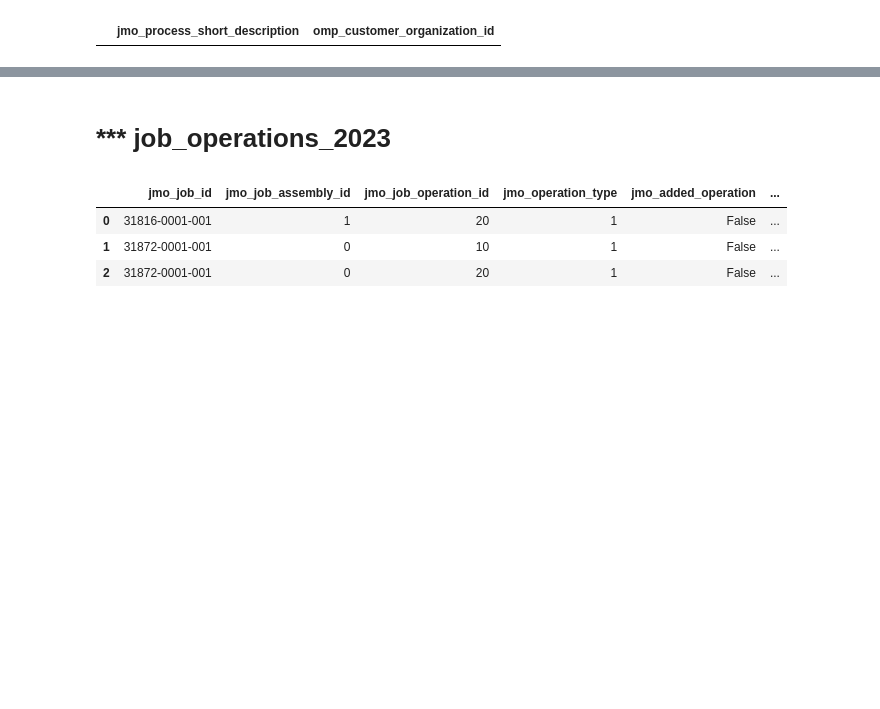
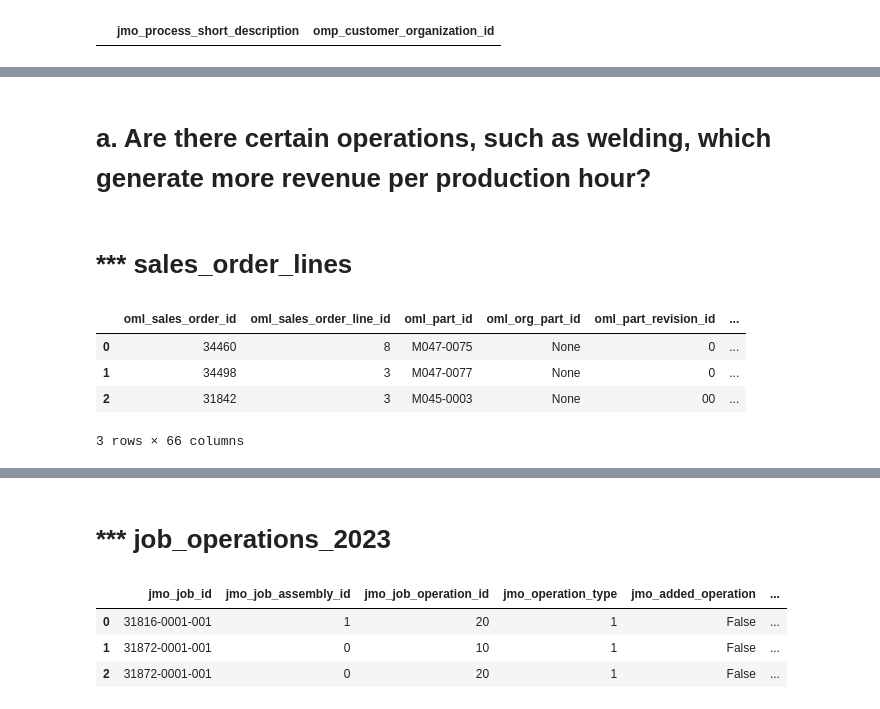
Before and after one commit to NSS-Full-Time-Data-Analytics-14/metal-fabrication-nutter_butter, a Jupyter notebook: notebooks/metal_fabrication.ipynb, the cells around one changed output, grey strips where cells are left out. Cells and saved outputs as stored; diff of their text form; code cells hidden in the pictures; blank space fills up the shorter version.

Commit message:
all sales dataframe made

```diff
--- a/notebooks/metal_fabrication.ipynb
+++ b/notebooks/metal_fabrication.ipynb
@@ -255,0 +183,17 @@ test.fillna(0)
+# %% [markdown]
+#     a. Are there certain operations, such as welding, which generate more revenue per production hour?
+# %%
+query7 = "SELECT * FROM sales_order_lines"
+# %%
+with engine.connect() as connection:
+    sales_order_lines = pd.read_sql(text(query7), con = connection)
+# %% [markdown]
+# *** sales_order_lines
+# %%
+sales_order_lines.head(3)
+# %% [output]
+|  | oml_sales_order_id | oml_sales_order_line_id | oml_part_id | oml_org_part_id | oml_part_revision_id | ... |
+| 0 | 34460 | 8 | M047-0075 | None | 0 | ... |
+| 1 | 34498 | 3 | M047-0077 | None | 0 | ... |
+| 2 | 31842 | 3 | M045-0003 | None | 00 | ... |
+3 rows × 66 columns
```
Also changed, not shown: parts of 26 cells of this notebook.
